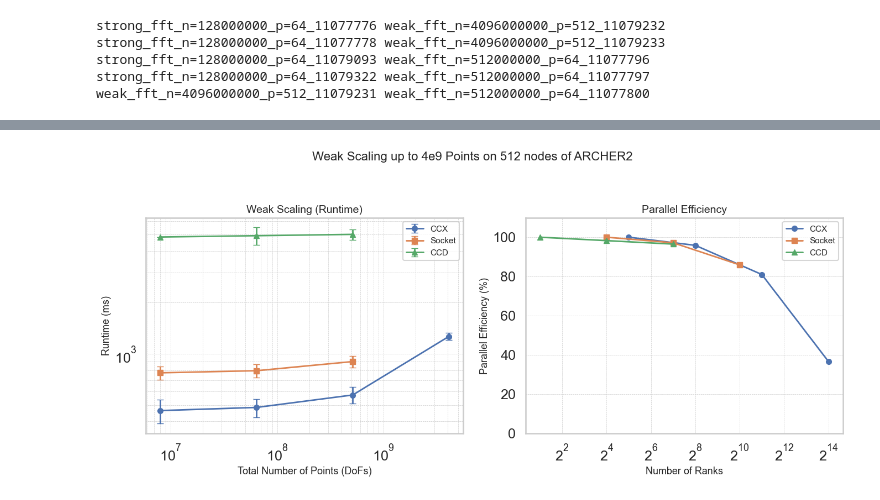
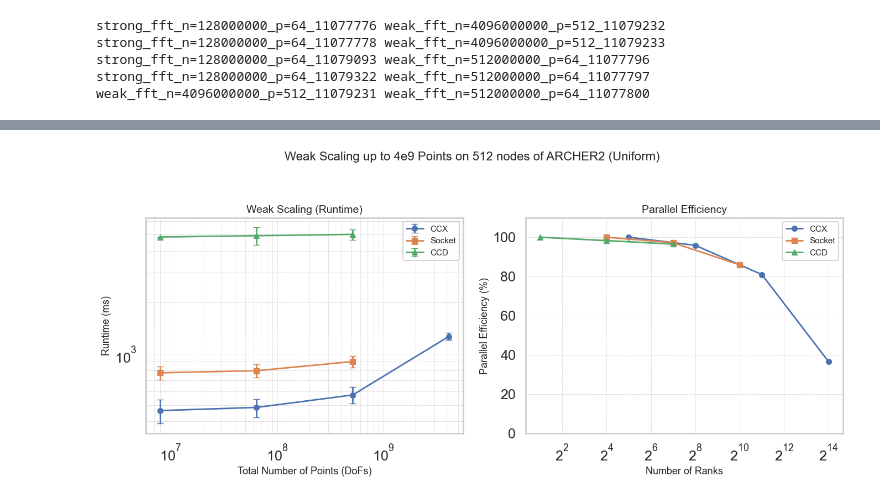
Before and after one commit to bempp/kifmm, a Jupyter notebook: hpc/ijhpca/Weak Scaling.ipynb, the cells around one changed output, grey strips where cells are left out. Saved outputs shown, nothing was run; the diff lists cells and outputs as text; code cells hidden in the pictures.

```diff
--- a/hpc/ijhpca/Weak Scaling.ipynb
+++ b/hpc/ijhpca/Weak Scaling.ipynb
@@ -15,7 +23,12 @@ weak_fft_n=4096000000_p=512_11079231 weak_fft_n=512000000_p=64_11077800
 # %%
-df0 = pd.read_csv('data/weak_fft_n=4096000000_p=512_11079232/weak_fft_n=4096000000_p=512_11079232.csv')
-df1 = pd.read_csv('data/weak_fft_n=4096000000_p=512_11079231/weak_fft_n=4096000000_p=512_11079231.csv')
-df2 = pd.read_csv('data/weak_fft_n=4096000000_p=512_11079233/weak_fft_n=4096000000_p=512_11079233.csv')
+df0 = pd.read_csv('data/uniform/weak_fft_n=4096000000_p=512_11079232/weak_fft_n=4096000000_p=512_11079232.csv')
+df1 = pd.read_csv('data/uniform/weak_fft_n=4096000000_p=512_11079231/weak_fft_n=4096000000_p=512_11079231.csv')
+df2 = pd.read_csv('data/uniform/weak_fft_n=4096000000_p=512_11079233/weak_fft_n=4096000000_p=512_11079233.csv')
+
+
+df3 = pd.read_csv('data/sphere/weak_fft_n=4096000000_p=512_points_per_rank=250000_distribution=sphere_11248788/weak_fft_n=4096000000_p=512_points_per_rank=250000_distribution=sphere_11248788.csv')
+df4 = pd.read_csv('data/sphere/weak_fft_n=4096000000_p=512_points_per_rank=4000000_distribution=sphere_11248790/weak_fft_n=4096000000_p=512_points_per_rank=4000000_distribution=sphere_11248790.csv')
+df5 = pd.read_csv('data/sphere/weak_fft_n=4096000000_p=512_points_per_rank=500000_distribution=sphere_11248787/weak_fft_n=4096000000_p=512_points_per_rank=500000_distribution=sphere_11248787.csv')
 # %%
 import seaborn as sns
 
@@ -97,6 +110,6 @@ def weak_scaling(dfs, names=None, title="Weak Scaling Performance"):
     plt.tight_layout()
     plt.show()
 # %%
-weak_scaling([df0, df1, df2], names=["CCX", "Socket", "CCD"], title="Weak Scaling up to 4e9 Points on 512 nodes of ARCHER2")
+weak_scaling([df0, df1, df2], names=["CCX", "Socket", "CCD"], title="Weak Scaling up to 4e9 Points on 512 nodes of ARCHER2 (Uniform)")
 # %% [output]
-[figure, old version]
+[figure, new version]
```
Also changed, not shown: parts of 3 cells of this notebook, 30 other files.
